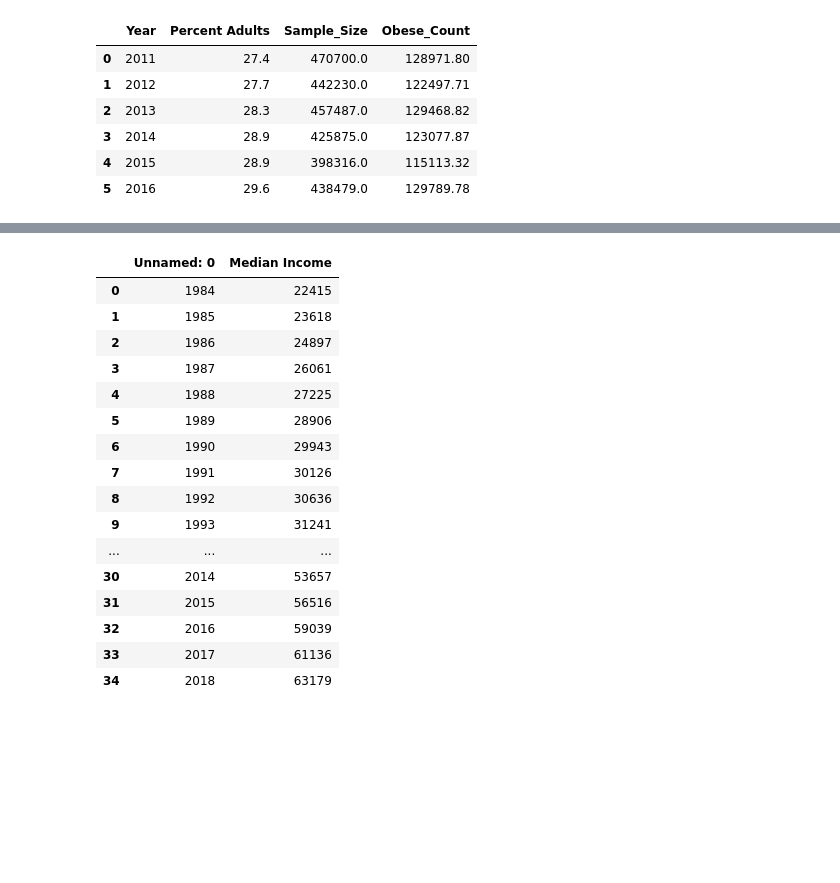
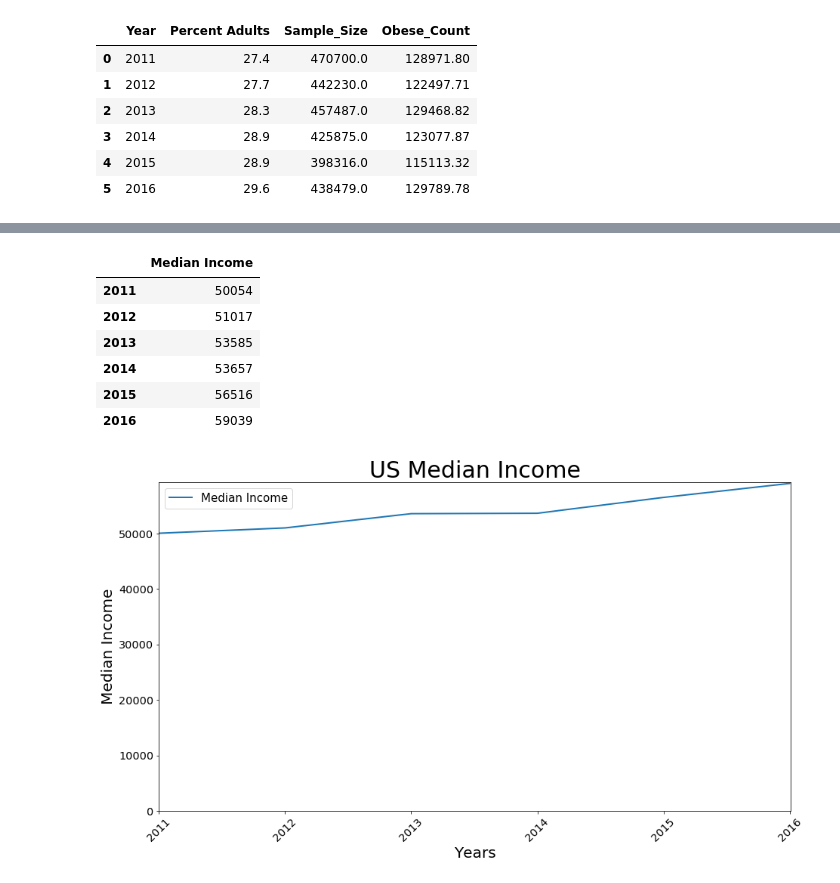
Before and after one commit to Rshn8411/project1, a Jupyter notebook: DL_Graphs/2011_2016_Graphs.ipynb, the cells around one changed output, grey strips where cells are left out. Cells and saved outputs as stored; diff of their text form; code cells hidden in the pictures; blank space fills up the shorter version.

```diff
--- a/DL_Graphs/2011_2016_Graphs.ipynb
+++ b/DL_Graphs/2011_2016_Graphs.ipynb
@@ -238,22 +247,40 @@ state_obese_count
 # %%
 # Reformat national df
 median_income_df = pd.read_csv(path_median_income,skipinitialspace=True)
-median_income_data = median_income_df.set_index
+median_income_data = median_income_df.set_index('Unnamed: 0')
+del median_income_data.index.name
+
+median_income_graph = median_income_data.iloc[27:33,:]
+median_income_graph
 # %% [output]
-|  | Unnamed: 0 | Median Income |
-| 0 | 1984 | 22415 |
-| 1 | 1985 | 23618 |
-| 2 | 1986 | 24897 |
-| 3 | 1987 | 26061 |
-| 4 | 1988 | 27225 |
-| 5 | 1989 | 28906 |
-| 6 | 1990 | 29943 |
-| 7 | 1991 | 30126 |
-| 8 | 1992 | 30636 |
-| 9 | 1993 | 31241 |
-| ... | ... | ... |
-| 30 | 2014 | 53657 |
-| 31 | 2015 | 56516 |
-| 32 | 2016 | 59039 |
-| 33 | 2017 | 61136 |
-| 34 | 2018 | 63179 |
+|  | Median Income |
+| 2011 | 50054 |
+| 2012 | 51017 |
+| 2013 | 53585 |
+| 2014 | 53657 |
+| 2015 | 56516 |
+| 2016 | 59039 |
+# %%
+# Creating variables for my limits
+low = 0
+high = median_income_graph['Median Income'].max() +200
+xlow = median_income_graph.index.min()
+xhigh = median_income_graph.index.max()+.01
+x_axis = np.arange (xlow, xhigh, 1)
+
+# Creating and customizing a line graph
+plt.figure(figsize = (15, 8))
+plt.plot(median_income_graph, linewidth = 2)
+plt.legend(labels = median_income_graph, loc="best",
+           prop={'size': 15}, fancybox = True)
+plt.title('US Median Income', fontdict = {'fontsize' : 30})
+plt.xlabel('Years', fontdict = {'fontsize' : 20})
+plt.ylabel('Median Income', fontdict = {'fontsize' : 20})
+plt.xticks(x_axis, fontsize = 'x-large', rotation = 45)
+plt.yticks(fontsize = 'x-large')
+plt.xlim (xlow, xhigh)
+plt.ylim (low, high)
+plt.savefig('../Images/Median_Income_2011')
+plt.show()
+# %% [output]
+[figure, added]
```
Also changed, not shown: parts of 8 cells of this notebook, 1 other file.
